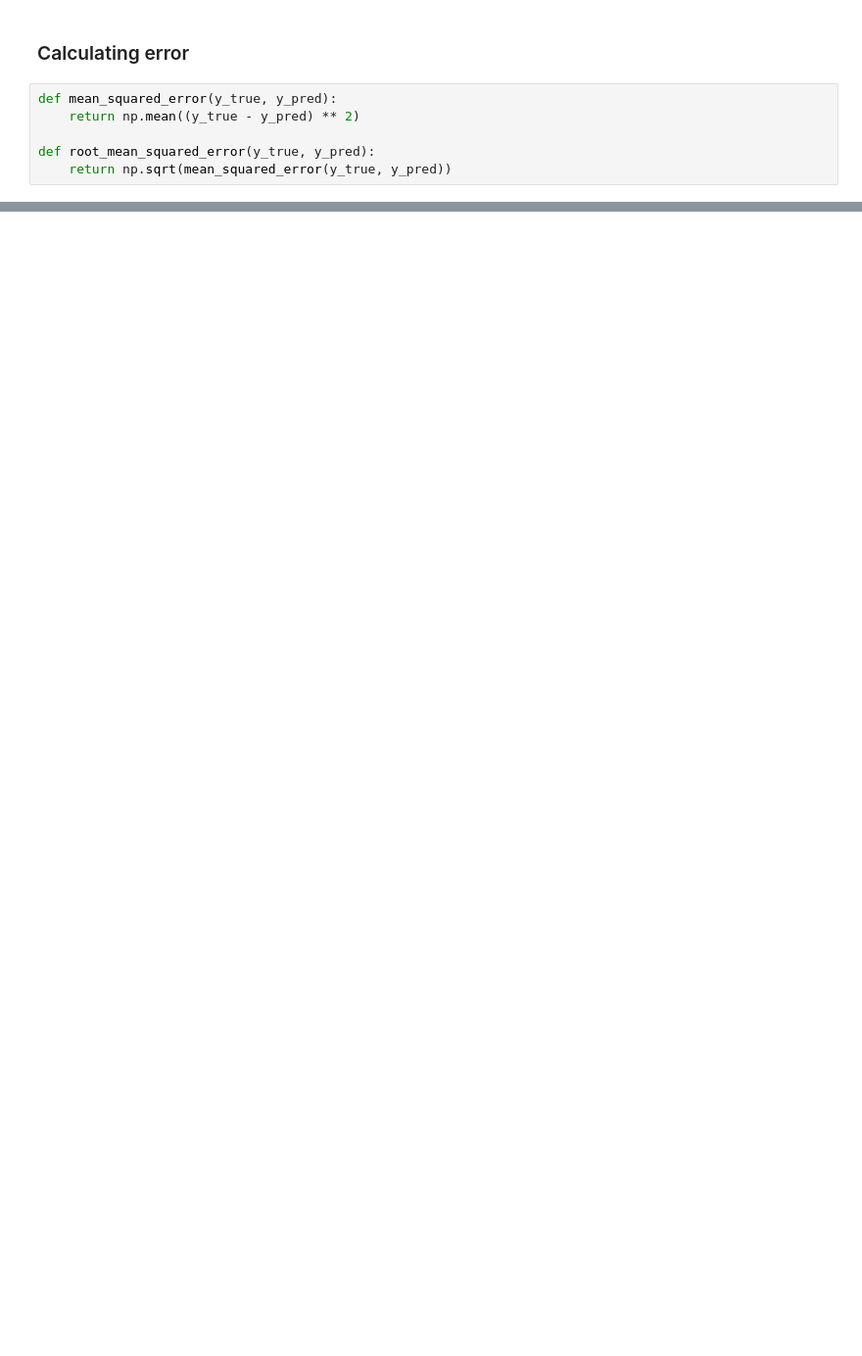
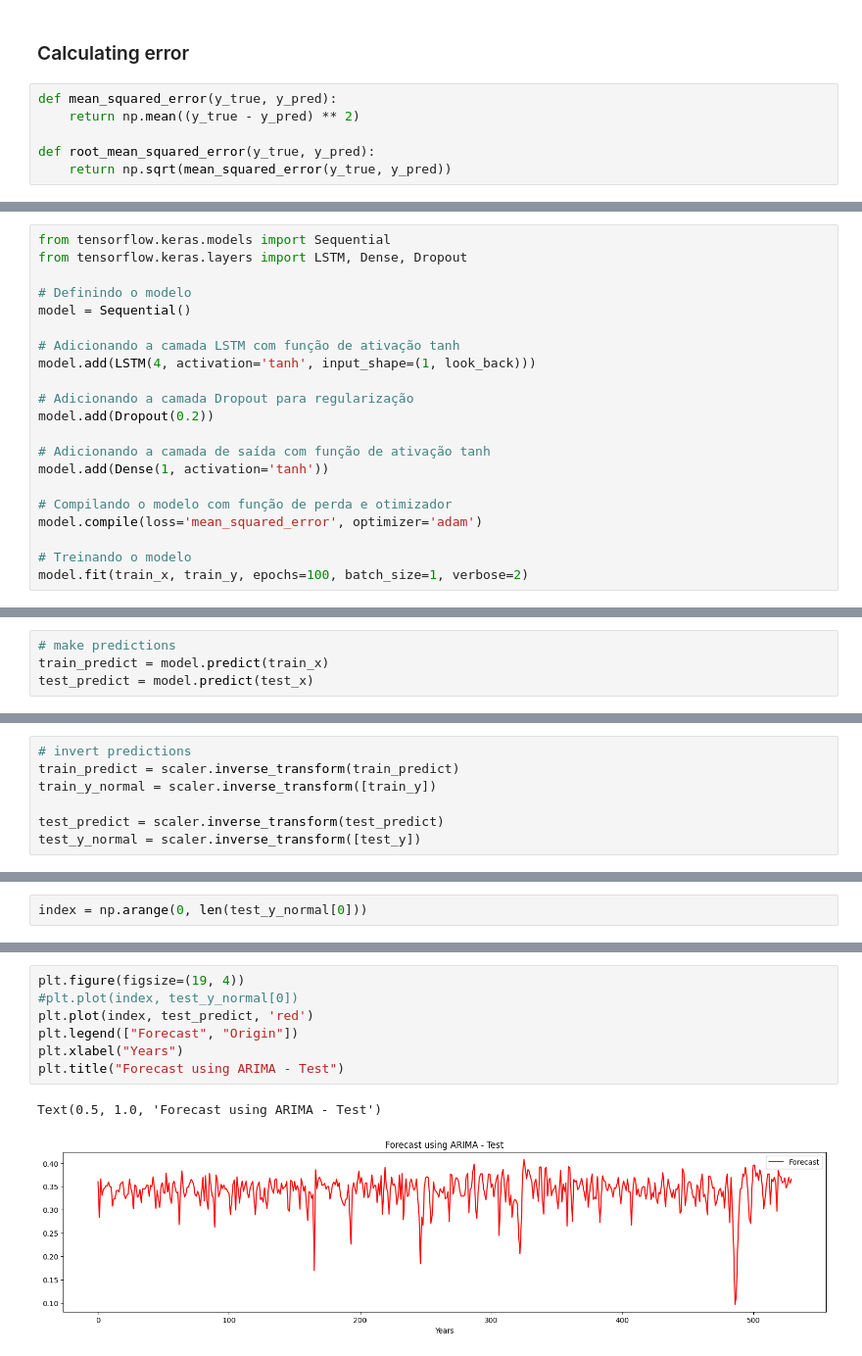
Before and after one commit to ThierrryScotto/cais_maua, a Jupyter notebook: cais_maua_time_series.ipynb, the cells around one changed output, grey strips where cells are left out. Shown at 98% size. Saved outputs shown, nothing was run; the diff lists cells and outputs as text; blank space fills up the shorter version.

```diff
--- a/cais_maua_time_series.ipynb
+++ b/cais_maua_time_series.ipynb
@@ -534,0 +572,21 @@ RMSE:  15.994042344684422
+# %%
+from tensorflow.keras.models import Sequential
+from tensorflow.keras.layers import LSTM, Dense, Dropout
+
+# Definindo o modelo
+model = Sequential()
+
+# Adicionando a camada LSTM com função de ativação tanh
+model.add(LSTM(4, activation='tanh', input_shape=(1, look_back)))
+
+# Adicionando a camada Dropout para regularização
+model.add(Dropout(0.2))
+
+# Adicionando a camada de saída com função de ativação tanh
+model.add(Dense(1, activation='tanh'))
+
+# Compilando o modelo com função de perda e otimizador
+model.compile(loss='mean_squared_error', optimizer='adam')
+
+# Treinando o modelo
+model.fit(train_x, train_y, epochs=100, batch_size=1, verbose=2)
@@ -534,0 +614,4 @@ RMSE:  15.994042344684422
+# %%
+# make predictions
+train_predict = model.predict(train_x)
+test_predict = model.predict(test_x)
@@ -534,0 +623,7 @@ RMSE:  15.994042344684422
+# %%
+# invert predictions
+train_predict = scaler.inverse_transform(train_predict)
+train_y_normal = scaler.inverse_transform([train_y])
+
+test_predict = scaler.inverse_transform(test_predict)
+test_y_normal = scaler.inverse_transform([test_y])
@@ -534,0 +645,2 @@ RMSE:  15.994042344684422
+# %%
+index = np.arange(0, len(test_y_normal[0]))
@@ -534,0 +653,10 @@ RMSE:  15.994042344684422
+# %%
+plt.figure(figsize=(19, 4))
+#plt.plot(index, test_y_normal[0])
+plt.plot(index, test_predict, 'red')
+plt.legend(["Forecast", "Origin"])
+plt.xlabel("Years")
+plt.title("Forecast using ARIMA - Test")
+# %% [output]
+Text(0.5, 1.0, 'Forecast using ARIMA - Test')
+[figure, added]
```
Also changed, not shown: parts of 41 cells of this notebook.
